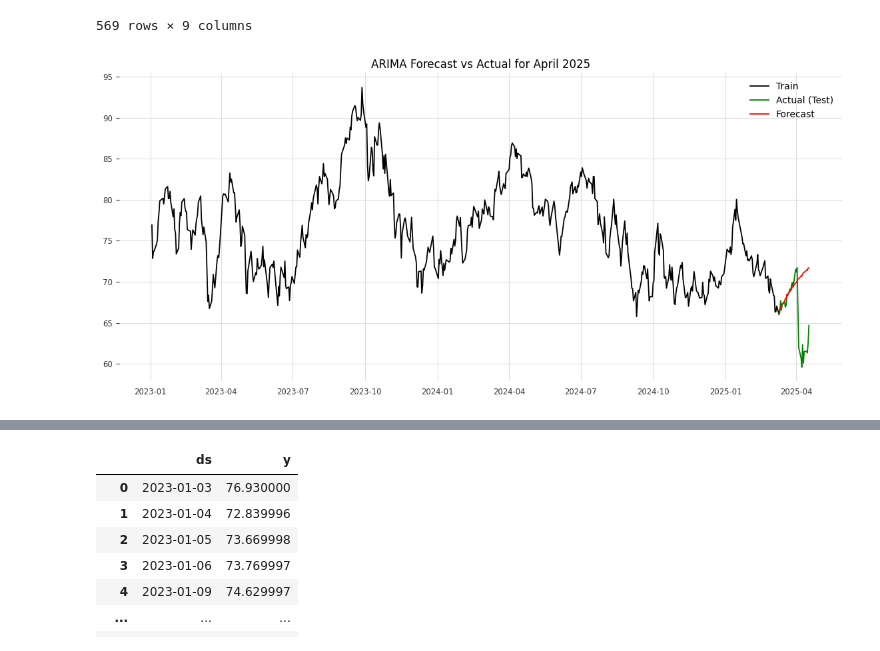
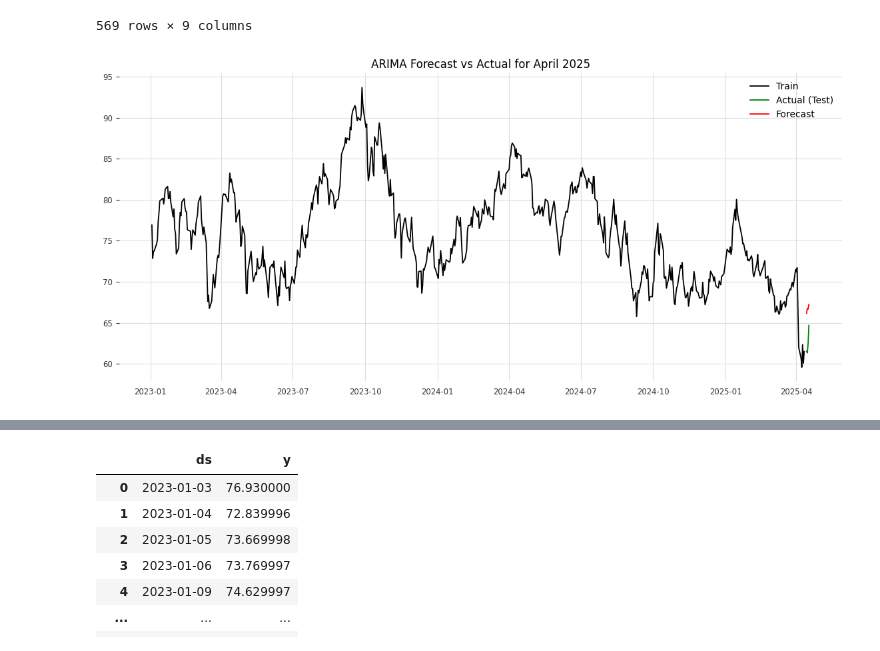
Before and after one commit to leeladhara/TimeSeries_Comparative_Study, a Jupyter notebook: Time Series Forecasting- A comparative study.ipynb, the cells around one changed output, grey strips where cells are left out. Cells and saved outputs as stored; diff of their text form; code cells hidden in the pictures.

```diff
--- a/Time Series Forecasting- A comparative study.ipynb
+++ b/Time Series Forecasting- A comparative study.ipynb
@@ -272,6 +272,9 @@ See the caveats in the documentation: https://pandas.pydata.org/pandas-docs/stab
 # %%
 train = filter_df.loc[:'2025-03-10']
 test = filter_df.loc['2025-03-10':]
+# %%
+train_7 = filter_df.loc[:'2025-04-13']
+test_7 = filter_df.loc['2025-04-13':]
 # %%
 train
 test
@@ -353,3 +335,7 @@ test
+# %%
+forecast_ARIMA_7 = model2.forecast(steps=len(test_7))
+forecast_ARIMA_7 = forecast_ARIMA.iloc[:len(test_7)]  # Trim just in case
+forecast_ARIMA_7.index = test_7.index
 # %%
 
 from sklearn.metrics import mean_squared_error, mean_absolute_error
@@ -383,13 +382,13 @@ train
 # %%
 import matplotlib.pyplot as plt
 
 plt.figure(figsize=(14,6))
-plt.plot(train['Close'], label='Train')
-plt.plot(test['Close'], label='Actual (Test)', color='green')
-plt.plot(forecast_ARIMA, label='Forecast', color='red')
+plt.plot(train_7['Close'], label='Train')
+plt.plot(test_7['Close'], label='Actual (Test)', color='green')
+plt.plot(forecast_ARIMA_7, label='Forecast', color='red')
 plt.title("ARIMA Forecast vs Actual for April 2025")
 plt.legend()
 plt.grid(True)
 plt.show()
 # %% [output]
-[figure, old version]
+[figure, new version]
```
Also changed, not shown: parts of 49 cells of this notebook, 1 other file.
